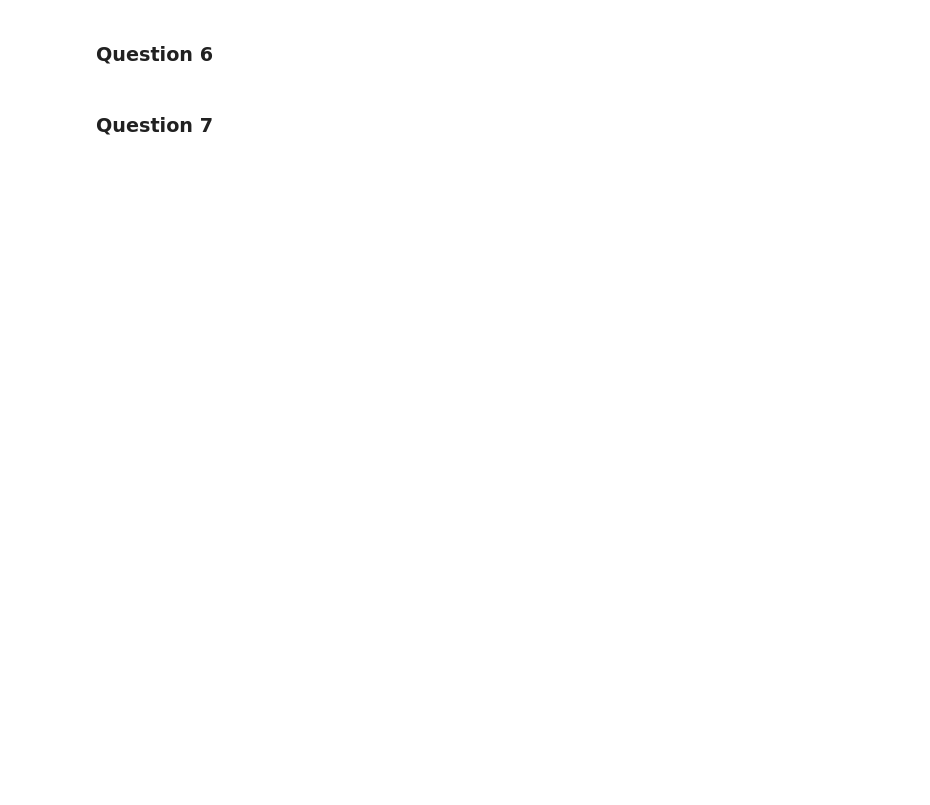
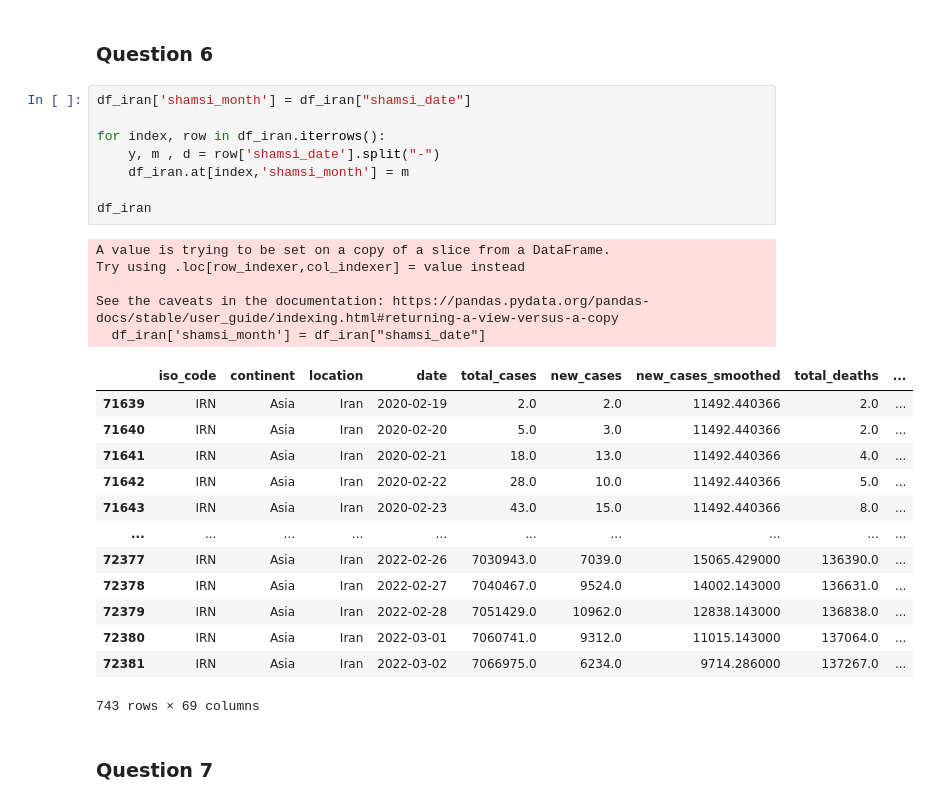
Before and after one commit to mohammadsaadati80/Data-Mining-COVID-19-Analysis, a Jupyter notebook: DM_CA1.ipynb, the cells around one changed output. Saved outputs shown, nothing was run; the diff lists cells and outputs as text; blank space fills up the shorter version.

```diff
--- a/DM_CA1.ipynb
+++ b/DM_CA1.ipynb
@@ -148,4 +231,31 @@ Redundant attributes may be able to be detected by correlation analysis and cova
 # %% [markdown]
 ### Question 6
+# %%
+df_iran['shamsi_month'] = df_iran["shamsi_date"]
+
+for index, row in df_iran.iterrows():
+    y, m , d = row['shamsi_date'].split("-")
+    df_iran.at[index,'shamsi_month'] = m
+
+df_iran
+# %% [output]
+A value is trying to be set on a copy of a slice from a DataFrame.
+Try using .loc[row_indexer,col_indexer] = value instead
+
+See the caveats in the documentation: https://pandas.pydata.org/pandas-docs/stable/user_guide/indexing.html#returning-a-view-versus-a-copy
+  df_iran['shamsi_month'] = df_iran["shamsi_date"]
+|  | iso_code | continent | location | date | total_cases | new_cases | new_cases_smoothed | total_deaths | ... |
+| 71639 | IRN | Asia | Iran | 2020-02-19 | 2.0 | 2.0 | 11492.440366 | 2.0 | ... |
+| 71640 | IRN | Asia | Iran | 2020-02-20 | 5.0 | 3.0 | 11492.440366 | 2.0 | ... |
+| 71641 | IRN | Asia | Iran | 2020-02-21 | 18.0 | 13.0 | 11492.440366 | 4.0 | ... |
+| 71642 | IRN | Asia | Iran | 2020-02-22 | 28.0 | 10.0 | 11492.440366 | 5.0 | ... |
+| 71643 | IRN | Asia | Iran | 2020-02-23 | 43.0 | 15.0 | 11492.440366 | 8.0 | ... |
+| ... | ... | ... | ... | ... | ... | ... | ... | ... | ... |
+| 72377 | IRN | Asia | Iran | 2022-02-26 | 7030943.0 | 7039.0 | 15065.429000 | 136390.0 | ... |
+| 72378 | IRN | Asia | Iran | 2022-02-27 | 7040467.0 | 9524.0 | 14002.143000 | 136631.0 | ... |
+| 72379 | IRN | Asia | Iran | 2022-02-28 | 7051429.0 | 10962.0 | 12838.143000 | 136838.0 | ... |
+| 72380 | IRN | Asia | Iran | 2022-03-01 | 7060741.0 | 9312.0 | 11015.143000 | 137064.0 | ... |
+| 72381 | IRN | Asia | Iran | 2022-03-02 | 7066975.0 | 6234.0 | 9714.286000 | 137267.0 | ... |
+743 rows × 69 columns
 # %% [markdown]
 ### Question 7
```
Also changed, not shown: parts of 7 cells of this notebook.
